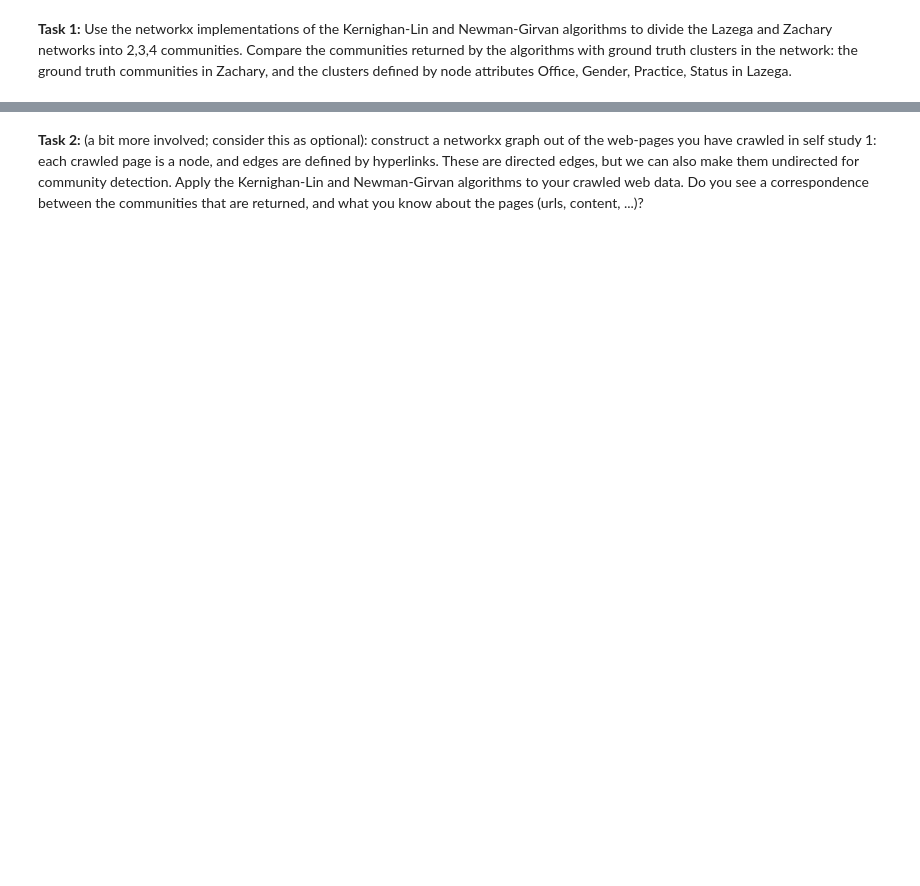
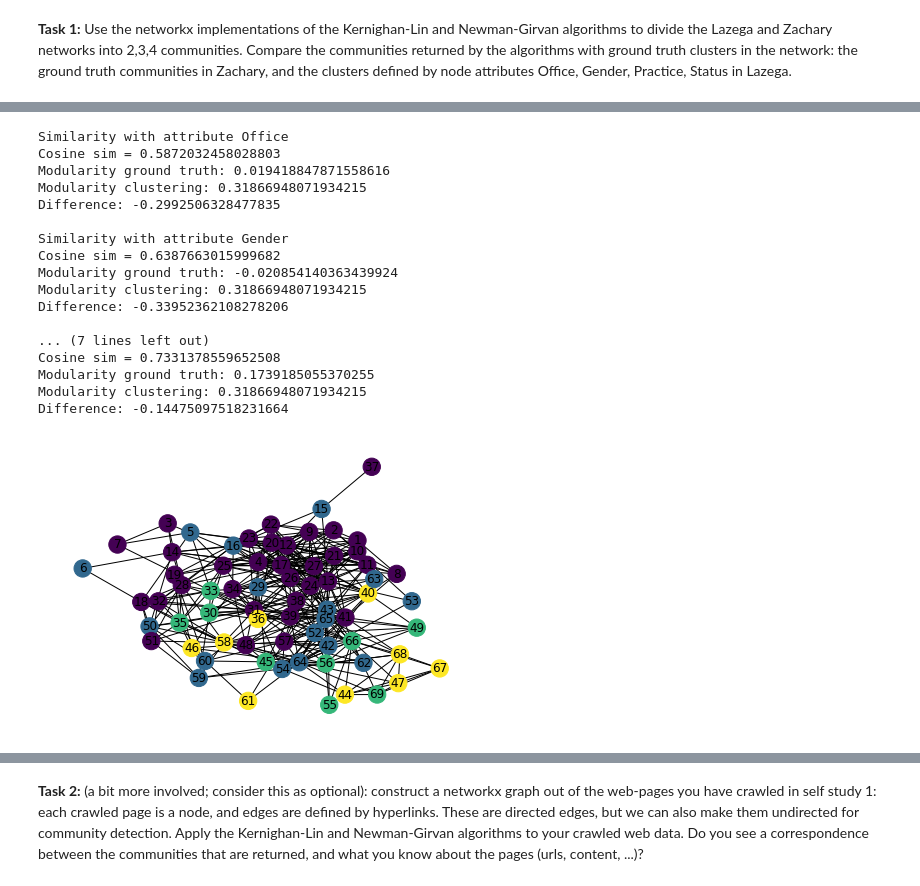
Before and after one commit to AdrianPlesner/WebIntelligence-selfstudy, a Jupyter notebook: ss07.ipynb, the cells around one changed output, grey strips where cells are left out. Cells and saved outputs as stored; diff of their text form; code cells hidden in the pictures; blank space fills up the shorter version.

```diff
--- a/ss07.ipynb
+++ b/ss07.ipynb
@@ -38,0 +138,46 @@ nx.draw(zachary,with_labels=True,node_color=zachary_gt)
+# %%
+### Lazega 4 clusters with kernighen lin
+R = list(kernighan_lin_bisection(lazega))
+
+j = random.randint(0,1)
+sub_g = lazega.subgraph(R[j])
+R.remove(R[j])
+R.extend(list(kernighan_lin_bisection(sub_g)))
+
+j = random.randint(0,2)
+sub_g = lazega.subgraph(R[j])
+R.remove(R[j])
+R.extend(list(kernighan_lin_bisection(sub_g)))
+
+clusters = [0 if str(i) in R[0] else 1 if str(i) in R[1] else 2 if str(i) in R[2] else 3 for i in range(1,70)]
+
+nx.draw_kamada_kawai(lazega,with_labels=True,node_color=clusters)
+
+attr = ['Office', 'Gender', 'Practice', 'Status']
+for a in attr:
+    print(f'Similarity with attribute {a}')
+    gt = get_att_array(lazega, a)
+    comp = np.dot(clusters, gt) / (np.linalg.norm(clusters) * np.linalg.norm(gt))
+    print(f'Cosine sim = {comp}')
+    c_mod = modularity(lazega, R)
+    t_mod = modularity(lazega, make_partition(gt))
+    print(f'Modularity ground truth: {t_mod}\nModularity clustering: {c_mod}\nDifference: {t_mod - c_mod}\n')
+# %% [output]
+Similarity with attribute Office
+Cosine sim = 0.5872032458028803
+Modularity ground truth: 0.019418847871558616
+Modularity clustering: 0.31866948071934215
+Difference: -0.2992506328477835
+
+Similarity with attribute Gender
+Cosine sim = 0.6387663015999682
+Modularity ground truth: -0.020854140363439924
+Modularity clustering: 0.31866948071934215
+Difference: -0.33952362108278206
+
+... (7 lines left out)
+Cosine sim = 0.7331378559652508
+Modularity ground truth: 0.1739185055370255
+Modularity clustering: 0.31866948071934215
+Difference: -0.14475097518231664
+[figure, added]
```
Also changed, not shown: parts of 16 cells of this notebook.
